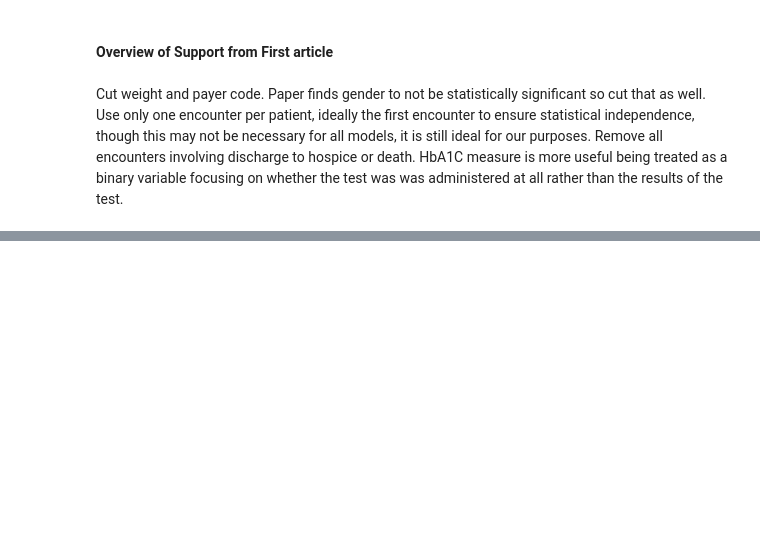
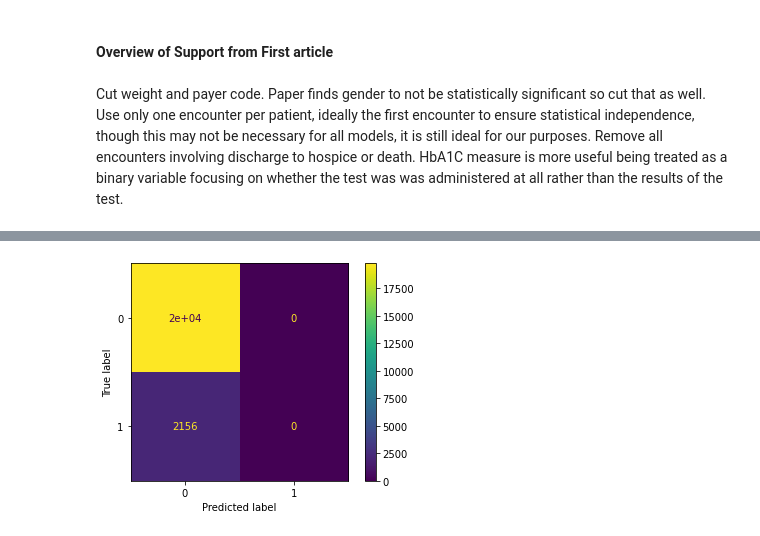
Before and after one commit to jared-m-murphy/RIT-Projects, a Jupyter notebook: MurphyDSCI633_FirstDraft.ipynb, the cells around one changed output, grey strips where cells are left out. Drawn from its saved outputs; the diff is of its cells as text; code cells hidden in the pictures; blank space fills up the shorter version.

Commit message:
complete first draft

```diff
--- a/MurphyDSCI633_FirstDraft.ipynb
+++ b/MurphyDSCI633_FirstDraft.ipynb
@@ -88,0 +189,93 @@ Index(['encounter_id', 'patient_nbr', 'race', 'gender', 'age', 'weight',
+# %%
+#Import test set and run through preprocessing
+
+#import training data and delete weight, payer code, and gender
+df=pd.read_csv("diabetic_data_test.csv").drop(columns=['weight','gender','payer_code'])
+
+#import and sort id_codes for admssion type, discharge disposition, and admission source
+
+dfid=pd.read_csv("IDs_mapping.csv")
+df_admissionTypeID = dfid.iloc[0:8]
+df_dischargeID=dfid.iloc[10:40].reset_index(drop=True)
+df_dischargeID.columns=['discharge_disposition_id', "description"]
+df_dischargeID.dropna(inplace=True)
+df_admissionSourceID=dfid.iloc[42:].reset_index(drop=True)
+df_admissionSourceID.columns=['admission_source_id', "description"]
+
+#ensure only one encounter per patient by only using the first encounter listed
+
+df=df.drop_duplicates(subset=['patient_nbr'],keep='first').reset_index(drop=True)
+
+#remove all encounters occurring in discharge to hospice or death
+
+df=df[df['discharge_disposition_id'] != 11]
+df=df[df['discharge_disposition_id'] != 13]
+df=df[df['discharge_disposition_id'] != 14]
+df=df[df['discharge_disposition_id'] != 19]
+df=df[df['discharge_disposition_id'] != 20]
+df=df[df['discharge_disposition_id'] != 21]
+
+#now change HbA1C into a binary variable 1 = received testing, 0 = did not receive testing
+
+df['A1Cresult'] = df['A1Cresult'].replace({'None':0, '>8':1,'Norm':1, '>7': 1})
+
+#Cut medical_specialty
+df=df.drop(columns=['Unnamed: 0', 'medical_specialty'])
+#drop all specific medication features
+df=df.drop(columns=['metformin',
+       'repaglinide', 'nateglinide', 'chlorpropamide', 'glimepiride',
+       'acetohexamide', 'glipizide', 'glyburide', 'tolbutamide',
+       'pioglitazone', 'rosiglitazone', 'acarbose', 'miglitol', 'troglitazone',
+       'tolazamide', 'examide', 'citoglipton', 'insulin',
+       'glyburide-metformin', 'glipizide-metformin',
+       'glimepiride-pioglitazone', 'metformin-rosiglitazone',
+       'metformin-pioglitazone'])
+#drop encounter id and patient number
+df=df.drop(columns=['encounter_id','patient_nbr'])
+#change race ? to Unknown and 1 hot encode listed variables
+df['race'] = df['race'].replace({'?':"Unknown"})
+df=pd.get_dummies(df,columns=['race','age','admission_type_id','discharge_disposition_id','admission_source_id'])
+#drop the three diagnosis columns
+df=df.drop(columns=['diag_1','diag_2','diag_3'])
+#change the max_glu_serum column to 0 1
+df['max_glu_serum'] = df['max_glu_serum'].replace({'None':0,'Norm':1, '>200':1, '>300':1})
+#change the change variable value ch to yes and 1 hot encode along with diabetesMed
+df['change'] = df['change'].replace({'Ch':'Yes'})
+df=pd.get_dummies(df,columns=['change','diabetesMed'])
+#Change readmitted to 0 1
+df['readmitted'] = df['readmitted'].replace({'NO':0,'>30':0, '<30':1})
+#add blank feature columns for several discharge disposition and admission source because models were trained on
+#more features
+df['discharge_disposition_id_12']=0
+df['discharge_disposition_id_27']=0
+df['admission_source_id_10']=0
+df['admission_source_id_11']=0
+df['admission_source_id_13']=0
+df['admission_source_id_14']=0
+
+#gather and print scores
+import warnings
+warnings.filterwarnings('ignore')
+X=df.drop(columns=['readmitted'])
+y_true=df['readmitted']
+y_pred=clf_forest.predict(X)
+accuracy=clf_forest.score(X,y_true)
+scores_micro=precision_recall_fscore_support(y_true,y_pred,average='micro')
+scores_weighted=precision_recall_fscore_support(y_true,y_pred,average='weighted')
+print("accuracy: "+str(accuracy))
+print("precision_micro: "+str(scores_micro[0]))
+print("recall_micro: "+str(scores_micro[1]))
+print("fscore_micro: "+str(scores_micro[2]))
+print("precision_weighted: "+str(scores_weighted[0]))
+print("recall_weighted: "+str(scores_weighted[1]))
+print("fscore_weighted: "+str(scores_weighted[2]))
+
+#plot confusion matrix
+warnings.filterwarnings(action='ignore', category=FutureWarning)
+plot_confusion_matrix(clf_forest, X, y_true)
+plt.show()
+
+#plot roc curve with AUC listed
+RocCurveDisplay.from_estimator(clf_forest, X, y_true)
+plt.show()
+# %% [output]
@@ -88,0 +289 @@ Index(['encounter_id', 'patient_nbr', 'race', 'gender', 'age', 'weight',
+[figure, added]
```
Also changed, not shown: parts of 15 cells of this notebook.
